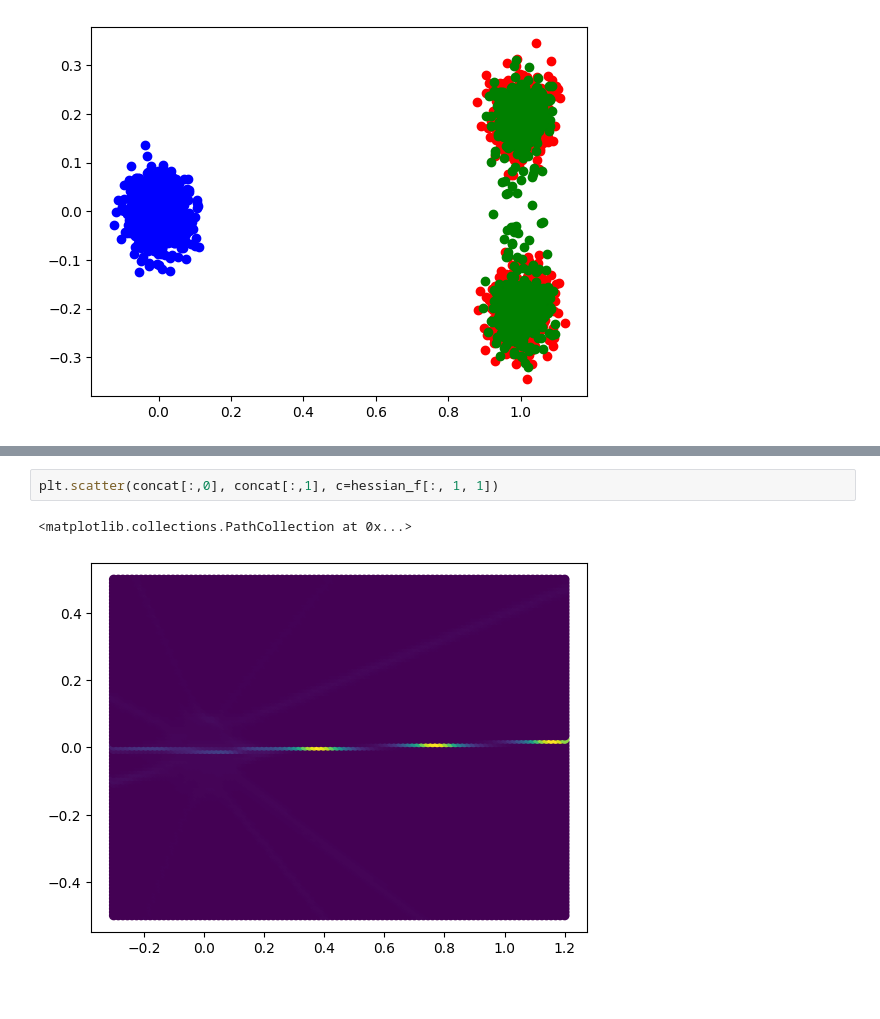
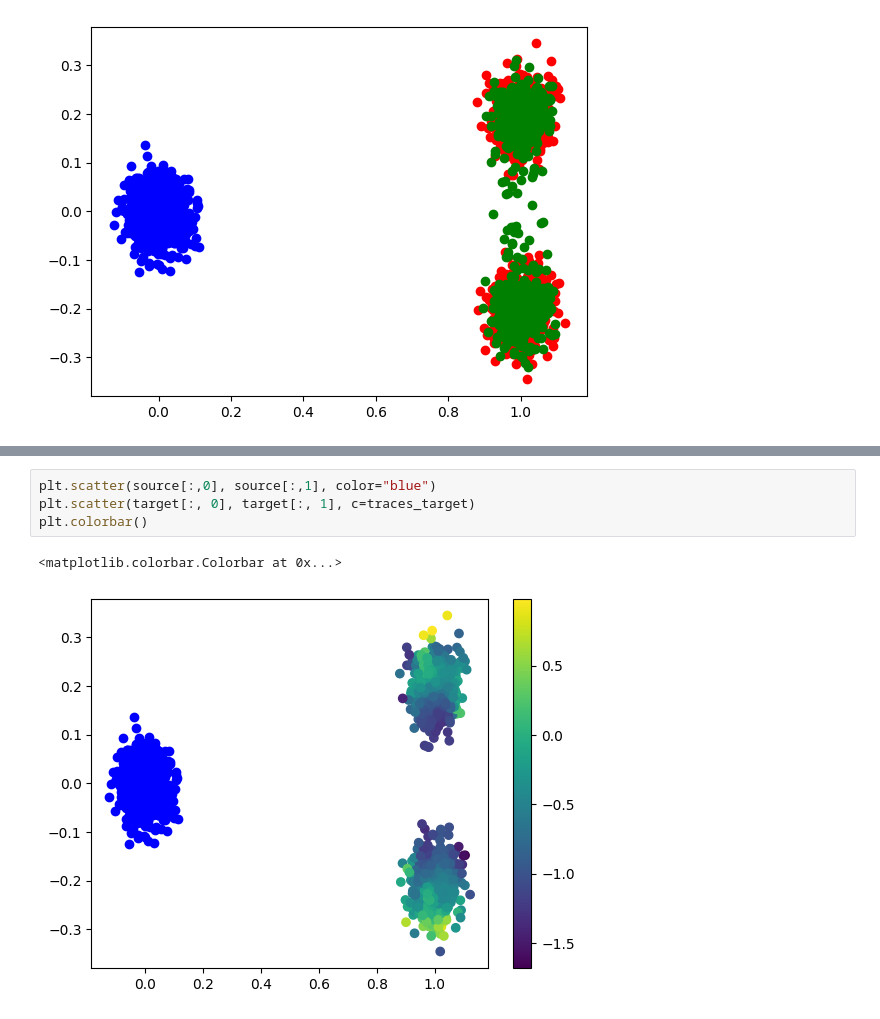
Before and after one commit to MUCDK/genot, a Jupyter notebook: notebooks/EntropicMaps_high_n.ipynb, the cells around one changed output, grey strips where cells are left out. Cells and saved outputs as stored; diff of their text form.

```diff
--- a/notebooks/EntropicMaps_high_n.ipynb
+++ b/notebooks/EntropicMaps_high_n.ipynb
@@ -142,5 +119,7 @@ plt.scatter(concat[:,0], concat[:,1], c=hessian_f[:, 0, 0])
-# %%
-plt.scatter(concat[:,0], concat[:,1], c=hessian_f[:, 1, 1])
-# %% [output]
-<matplotlib.collections.PathCollection at 0x...>
-[figure, removed]
+# %%
+plt.scatter(source[:,0], source[:,1], color="blue")
+plt.scatter(target[:, 0], target[:, 1], c=traces_target)
+plt.colorbar()
+# %% [output]
+<matplotlib.colorbar.Colorbar at 0x...>
+[figure, added]
```
Also changed, not shown: parts of 24 cells of this notebook, 8 other files.
